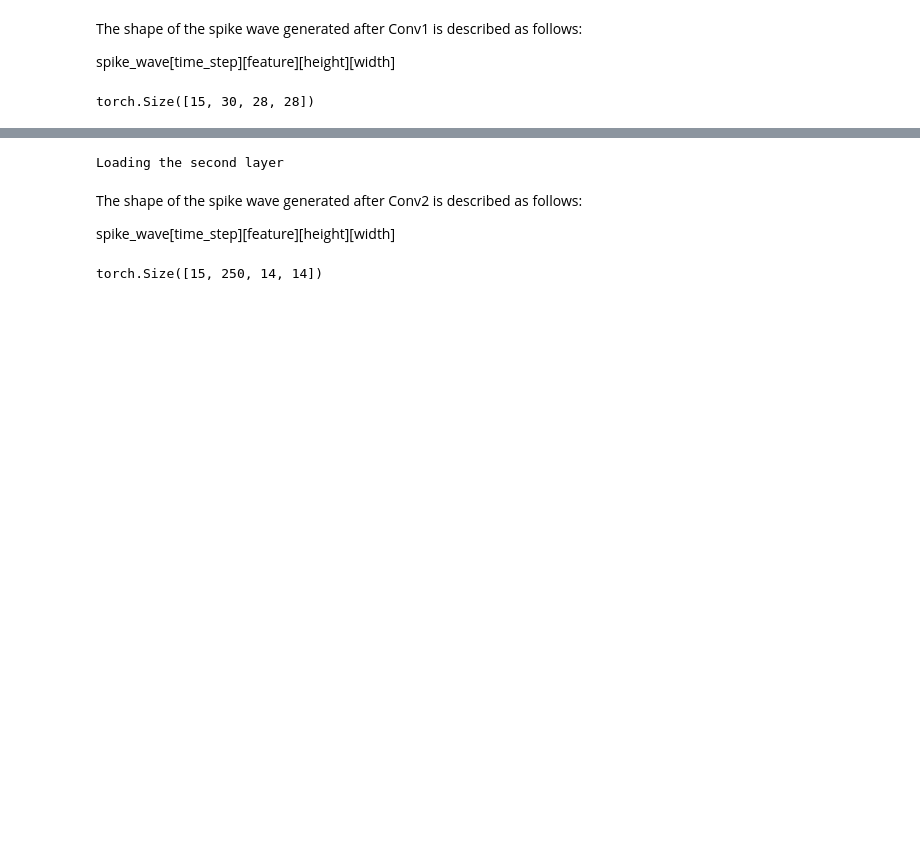
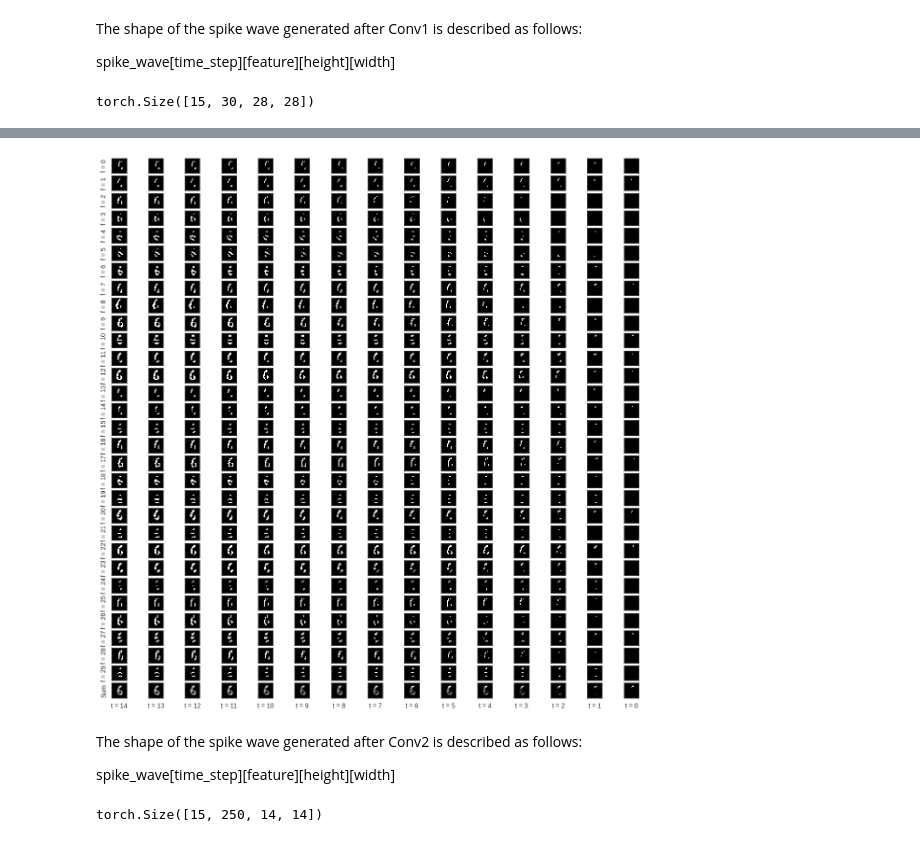
Before and after one commit to lhindman/SpykeTorch, a Jupyter notebook: MozafariDeepTutorial.ipynb, the cells around one changed output, grey strips where cells are left out. Saved outputs shown, nothing was run; the diff lists cells and outputs as text; code cells hidden in the pictures; blank space fills up the shorter version.

```diff
--- a/MozafariDeepTutorial.ipynb
+++ b/MozafariDeepTutorial.ipynb
@@ -147,0 +157,6 @@ plt.show()
+# %%
+#
+# Process The First Pooling Layer
+#
+
+spike_wave = mozafari(dog_spike_wave[0],max_layer=Layer.Pool1)
@@ -147,0 +169,32 @@ plt.show()
+# %%
+plt.style.use('seaborn-v0_8-white')
+plt.rcParams["figure.figsize"] = (15,15)
+plt_idx = 0
+# For each feature (channel)
+display_wave = spike_wave.cpu()
+for f in range(30):
+    # For each timestep
+    for t in range(15):
+        # image = images[0][t].permute(1,2,0)
+        # Reverse the direction of the spike wave in time
+        t = 14 - t
+        image = display_wave[t]
+        plt_idx += 1
+        ax = plt.subplot(31, 15, plt_idx)
+        plt.setp(ax, xticklabels=[])
+        plt.setp(ax, yticklabels=[])
+        if t == 14:
+            ax.set_ylabel('f = ' + str(f))
+
+        plt.imshow(image[f],cmap='gray')
+        if f == 29:
+            ax = plt.subplot(31, 15, plt_idx + 15)
+            plt.setp(ax, xticklabels=[])
+            plt.setp(ax, yticklabels=[])
+            if t == 14:
+                ax.set_ylabel('Sum')
+            ax.set_xlabel('t = ' + str(t))
+            plt.imshow(image.sum(dim=0).numpy(),cmap='gray')
+plt.show()
+# %% [output]
+[figure, added]
@@ -148,16 +203,9 @@ plt.show()
 # %%
 #
-# Load The The Second Convolutional Layer
+# Process The Second Convolutional Layer
 #
-print("Loading the second layer")
-if os.path.isfile("MozafariDeep/saved_l2.net"):
-    mozafari.load_state_dict(torch.load(f="MozafariDeep/saved_l2.net", weights_only=False))
-else:
-    print("Pre-trained network is not available for first convolutional layer.")
-images = images.cuda()
-spike_wave,potentials = mozafari(images[0],max_layer=2)
+
+spike_wave,potentials = mozafari(dog_spike_wave[0],max_layer=Layer.Conv2)
-# %% [output]
-Loading the second layer
 # %% [markdown]
 The shape of the spike wave generated after Conv2 is described as follows:
 
```
Also changed, not shown: parts of 16 cells of this notebook, 2 other files.
